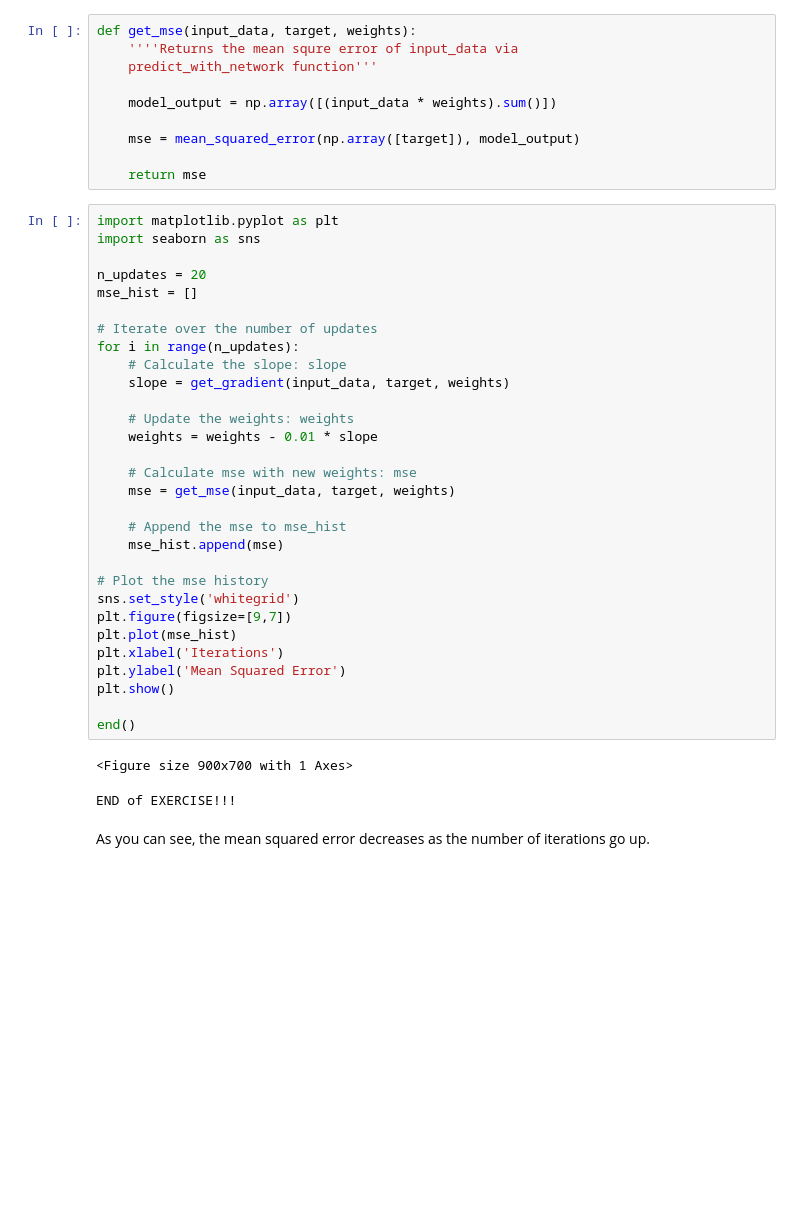
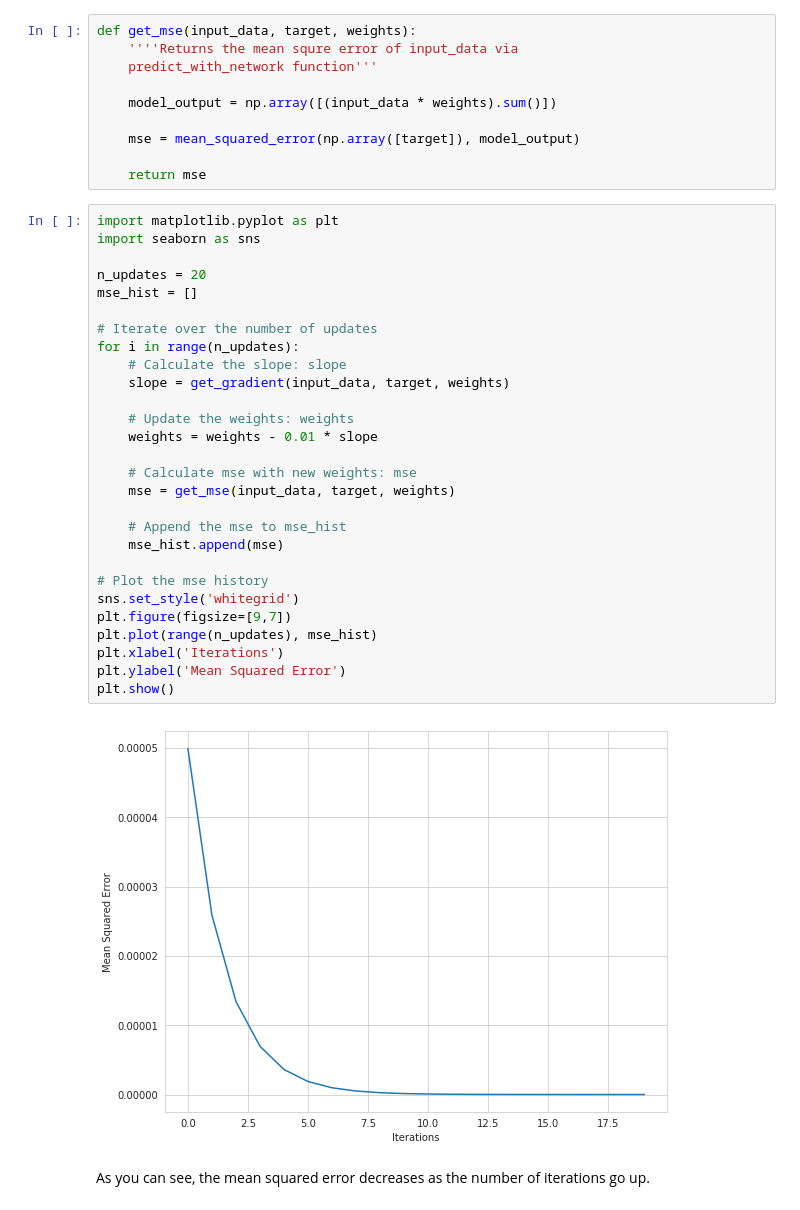
Before and after one commit to ilvesest/python_datacamp, a Jupyter notebook: sklearn_keras_deep_learning.ipynb, the cells around one changed output. Saved outputs shown, nothing was run; the diff lists cells and outputs as text; blank space fills up the shorter version.

```diff
--- a/sklearn_keras_deep_learning.ipynb
+++ b/sklearn_keras_deep_learning.ipynb
@@ -520,36 +520,33 @@ def get_mse(input_data, target, weights):
 # %%
 import matplotlib.pyplot as plt
 import seaborn as sns
 
 n_updates = 20
 mse_hist = []
 
 # Iterate over the number of updates
 for i in range(n_updates):
     # Calculate the slope: slope
     slope = get_gradient(input_data, target, weights)
 
     # Update the weights: weights
     weights = weights - 0.01 * slope
 
     # Calculate mse with new weights: mse
     mse = get_mse(input_data, target, weights)
 
     # Append the mse to mse_hist
     mse_hist.append(mse)
 
 # Plot the mse history
 sns.set_style('whitegrid')
 plt.figure(figsize=[9,7])
-plt.plot(mse_hist)
+plt.plot(range(n_updates), mse_hist)
 plt.xlabel('Iterations')
 plt.ylabel('Mean Squared Error')
 plt.show()
-
-end()
 # %% [output]
-<Figure size 900x700 with 1 Axes>
-END of EXERCISE!!!
+[figure, added]
 # %% [markdown]
 As you can see, the mean squared error decreases as the number of iterations go up.
 # %% [markdown]
```
Also changed, not shown: parts of 8 cells of this notebook, 17 other files.
